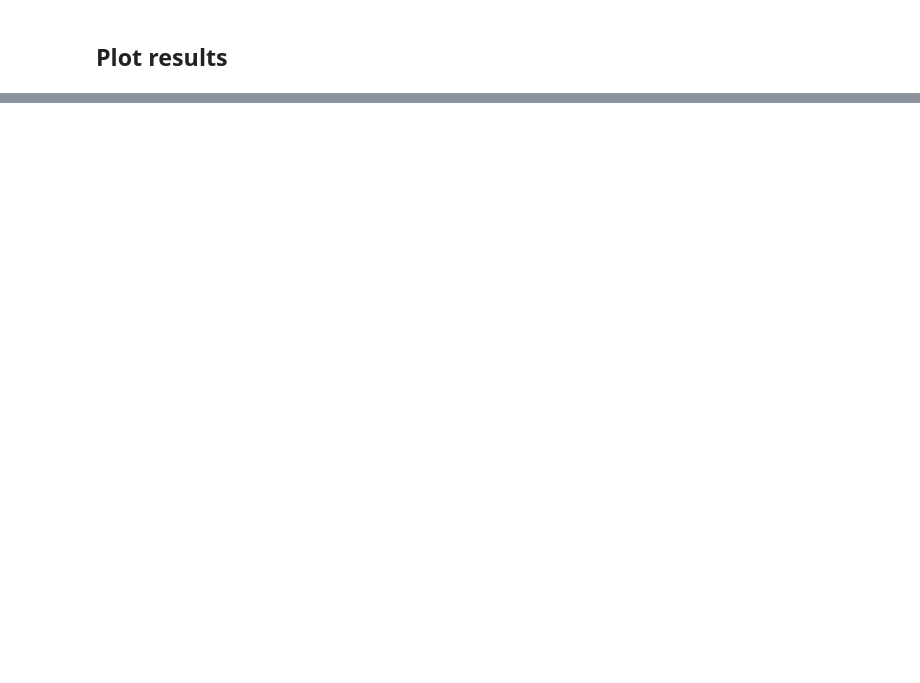
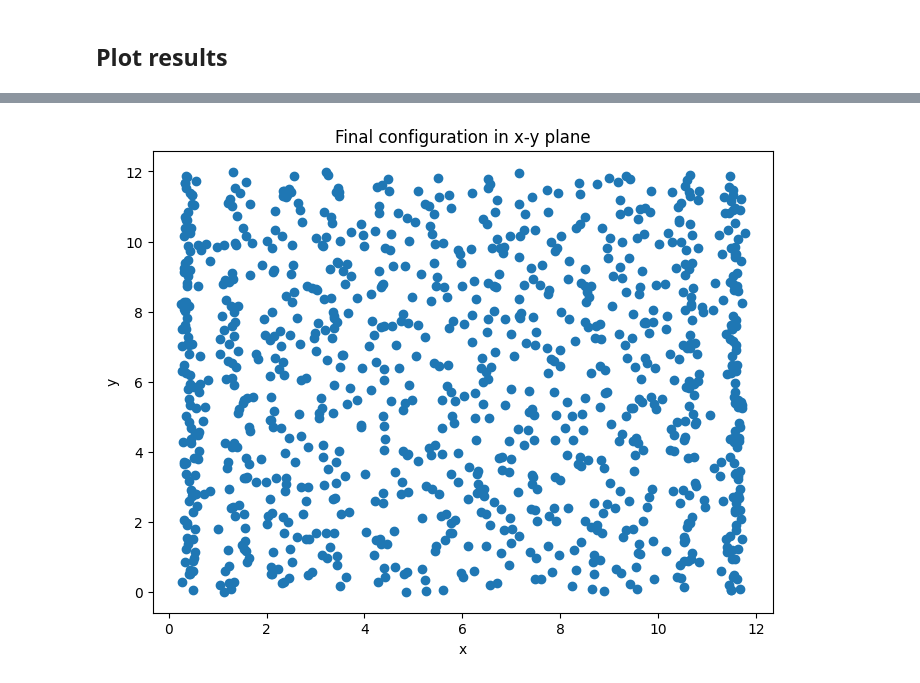
Before and after one commit to tkayutg/MD-sims-NO, a Jupyter notebook: Notebooks/LJ_confined.ipynb, the cells around one changed output, grey strips where cells are left out. Cells and saved outputs as stored; diff of their text form; code cells hidden in the pictures; blank space fills up the shorter version.

```diff
--- a/Notebooks/LJ_confined.ipynb
+++ b/Notebooks/LJ_confined.ipynb
@@ -215,0 +221,9 @@ plt.show()
+# %%
+plt.figure(figsize=(8, 6))
+plt.scatter(R_t[:,0],R_t[:,1])
+plt.xlabel('x')
+plt.ylabel('y')
+plt.title('Final configuration in x-y plane')
+plt.show()
+# %% [output]
+[figure, added]
```
Also changed, not shown: parts of 11 cells of this notebook.
